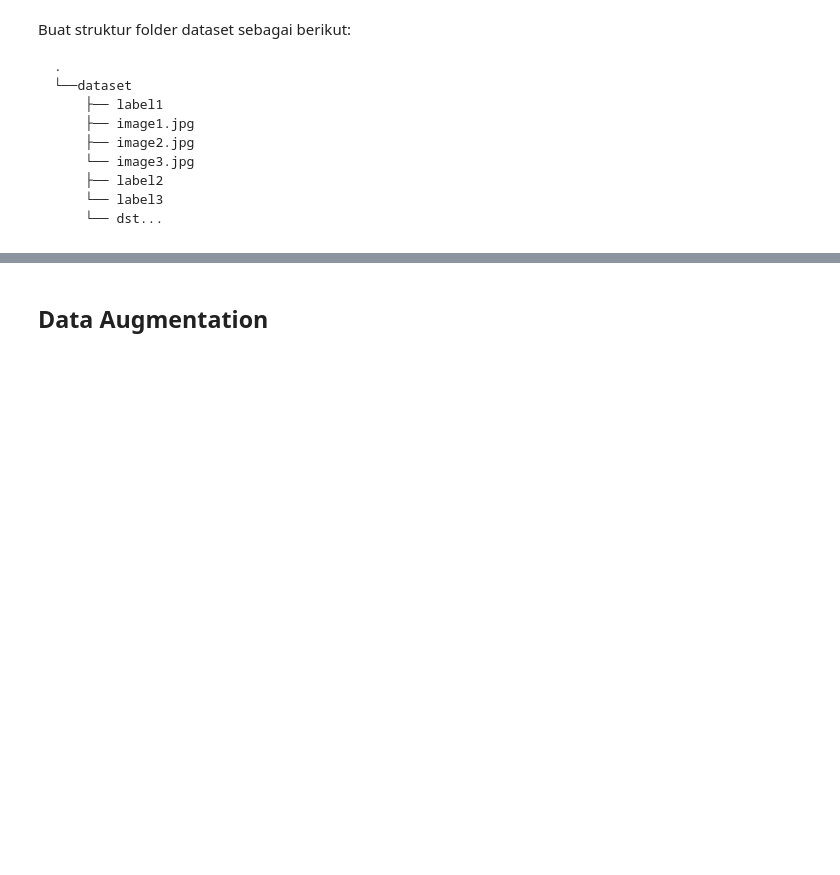
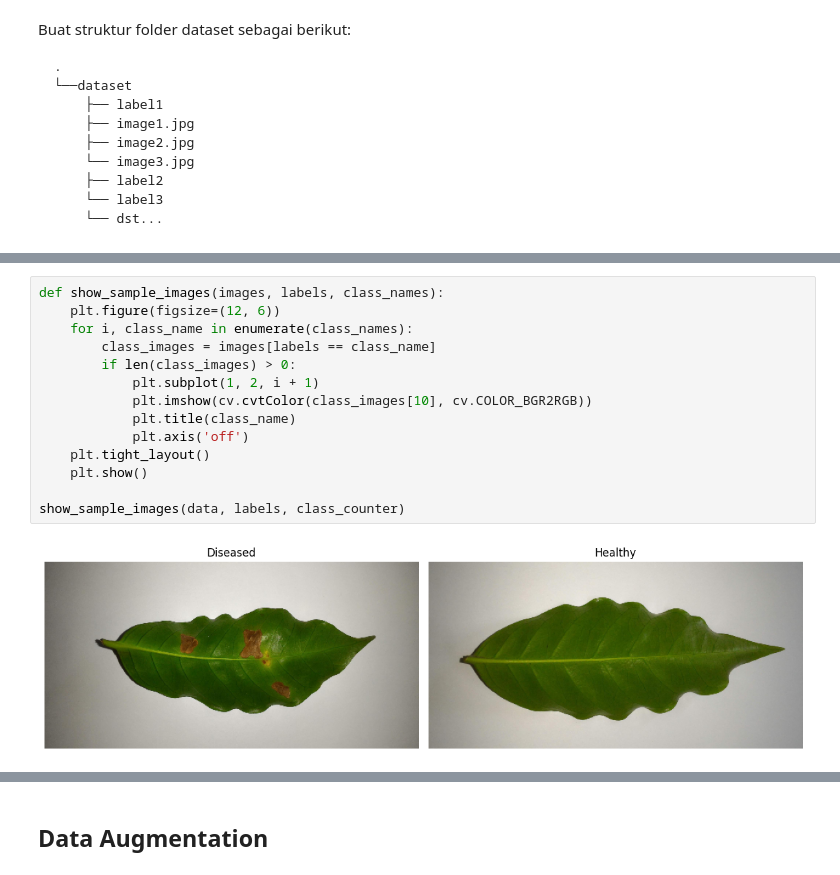
Before and after one commit to nazrilka1/pcd-38, a Jupyter notebook: Percobaan3.ipynb, the cells around one changed output, grey strips where cells are left out. Cells and saved outputs as stored; diff of their text form; blank space fills up the shorter version.

```diff
--- a/Percobaan3.ipynb
+++ b/Percobaan3.ipynb
@@ -53,0 +90,16 @@ labels = np.array(labels)
+# %%
+def show_sample_images(images, labels, class_names):
+    plt.figure(figsize=(12, 6))
+    for i, class_name in enumerate(class_names):
+        class_images = images[labels == class_name]
+        if len(class_images) > 0:
+            plt.subplot(1, 2, i + 1)
+            plt.imshow(cv.cvtColor(class_images[10], cv.COLOR_BGR2RGB))
+            plt.title(class_name)
+            plt.axis('off')
+    plt.tight_layout()
+    plt.show()
+
+show_sample_images(data, labels, class_counter)
+# %% [output]
+[figure, added]
```
Also changed, not shown: parts of 47 cells of this notebook.
